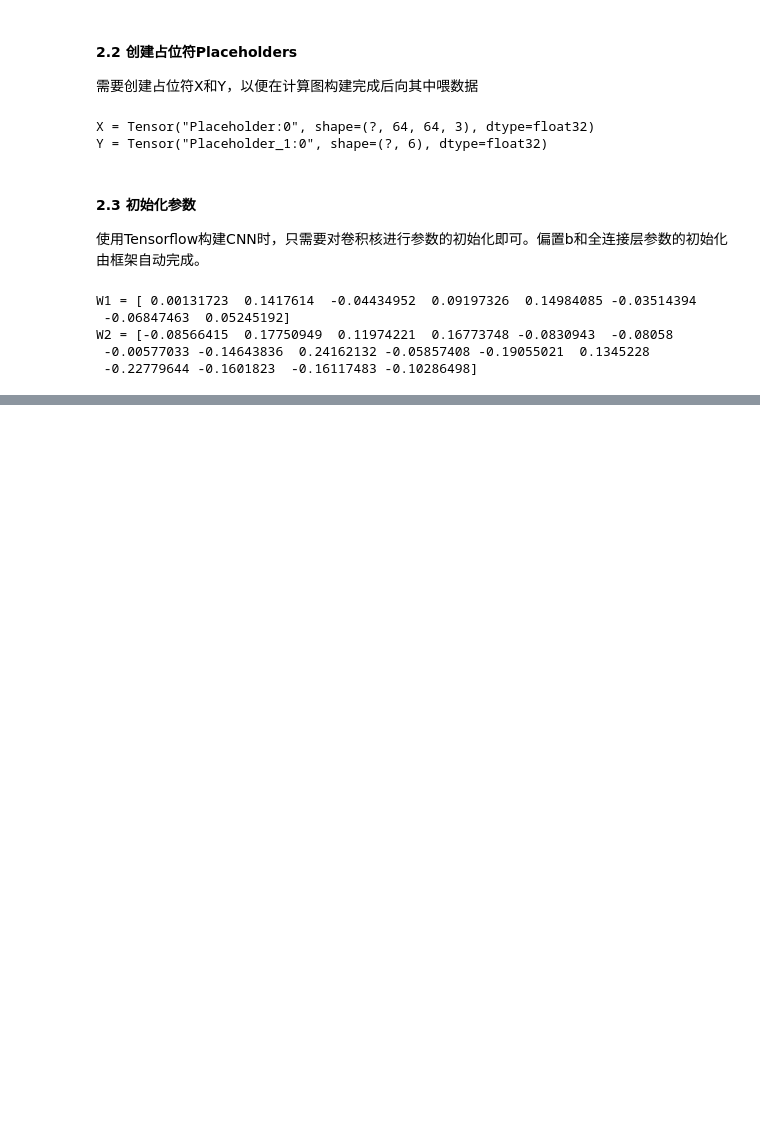
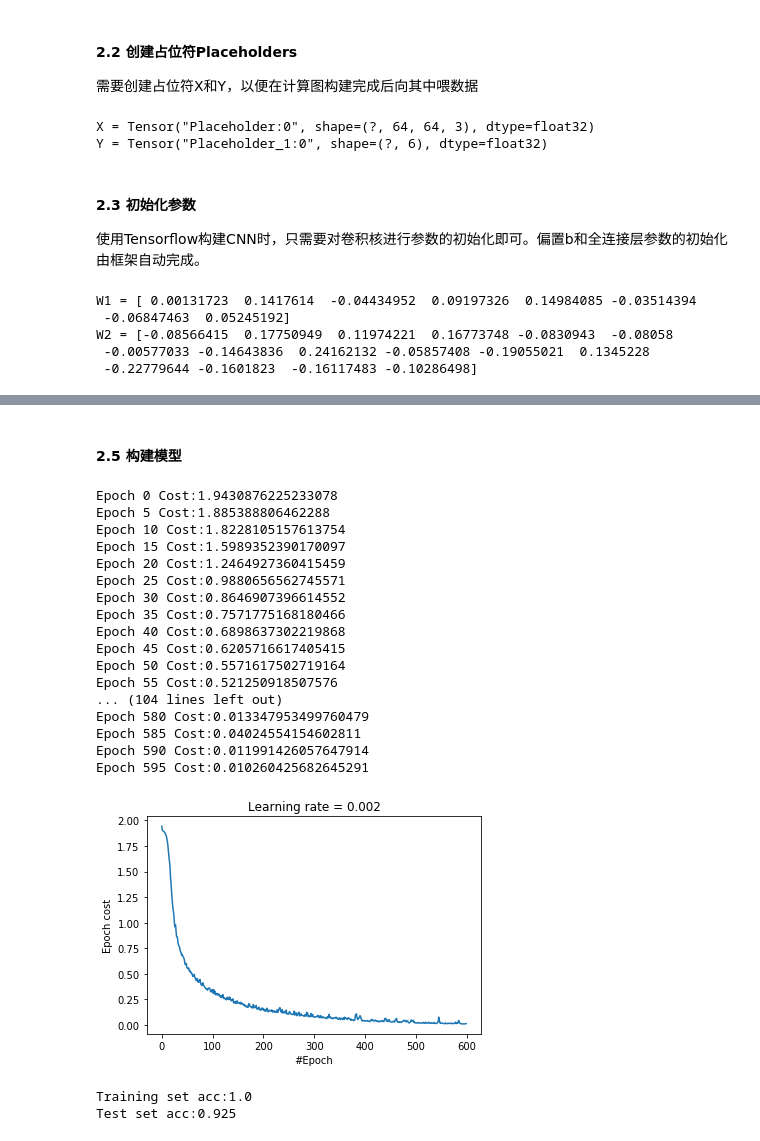
Before and after one commit to WindVisionQAQ/LearningDeepLearning, a Jupyter notebook: Course4_Week1_CNN/CNNDesign.ipynb, the cells around one changed output, grey strips where cells are left out. Cells and saved outputs as stored; diff of their text form; code cells hidden in the pictures; blank space fills up the shorter version.

```diff
--- a/Course4_Week1_CNN/CNNDesign.ipynb
+++ b/Course4_Week1_CNN/CNNDesign.ipynb
@@ -305,0 +331,14 @@ W2 = [-0.08566415  0.17750949  0.11974221  0.16773748 -0.0830943  -0.08058
+# %%
+# 测试
+tf.reset_default_graph()
+np.random.seed(1)
+
+with tf.Session() as session:
+    X,Y = create_placeholders(64,64,3,6)
+    params = init_params()
+    Z3 = forward_propagation(X,params)
+
+    init = tf.global_variables_initializer()
+    session.run(init)
+    value = session.run(Z3,feed_dict={X:np.random.randn(2,64,64,3),Y:np.random.randn(2,6)})
+    print("Z3 = "+str(value))
@@ -305,0 +350,19 @@ W2 = [-0.08566415  0.17750949  0.11974221  0.16773748 -0.0830943  -0.08058
+# %%
+def compute_cost(Z3,Y):
+    cost = tf.reduce_mean(tf.nn.softmax_cross_entropy_with_logits(logits=Z3,labels=Y))
+    return cost
+# %%
+# 测试
+tf.reset_default_graph()
+with tf.Session() as session:
+    np.random.seed(1)
+    X,Y = create_placeholders(64,64,3,6)
+    params = init_params()
+    Z3 = forward_propagation(X,params)
+    cost = compute_cost(Z3,Y)
+
+    init = tf.global_variables_initializer()
+    session.run(init)
+
+    cost_value = session.run(cost,feed_dict={X:np.random.randn(4,64,64,3),Y:np.random.randn(4,6)})
+    print("cost = "+str(cost_value))
@@ -305,0 +379,2 @@ W2 = [-0.08566415  0.17750949  0.11974221  0.16773748 -0.0830943  -0.08058
+# %% [markdown]
+#### 2.5 构建模型
@@ -305,0 +435,24 @@ W2 = [-0.08566415  0.17750949  0.11974221  0.16773748 -0.0830943  -0.08058
+# %%
+# Train
+params = model(X_train,Y_train,X_test,Y_test,num_epochs=600)
+# %% [output]
+Epoch 0 Cost:1.9430876225233078
+Epoch 5 Cost:1.885388806462288
+Epoch 10 Cost:1.8228105157613754
+Epoch 15 Cost:1.5989352390170097
+Epoch 20 Cost:1.2464927360415459
+Epoch 25 Cost:0.9880656562745571
+Epoch 30 Cost:0.8646907396614552
+Epoch 35 Cost:0.7571775168180466
+Epoch 40 Cost:0.6898637302219868
+Epoch 45 Cost:0.6205716617405415
+Epoch 50 Cost:0.5571617502719164
+Epoch 55 Cost:0.521250918507576
+... (104 lines left out)
+Epoch 580 Cost:0.013347953499760479
+Epoch 585 Cost:0.04024554154602811
+Epoch 590 Cost:0.011991426057647914
+Epoch 595 Cost:0.010260425682645291
+[figure, added]
+Training set acc:1.0
+Test set acc:0.925
```
Also changed, not shown: parts of 6 cells of this notebook.
